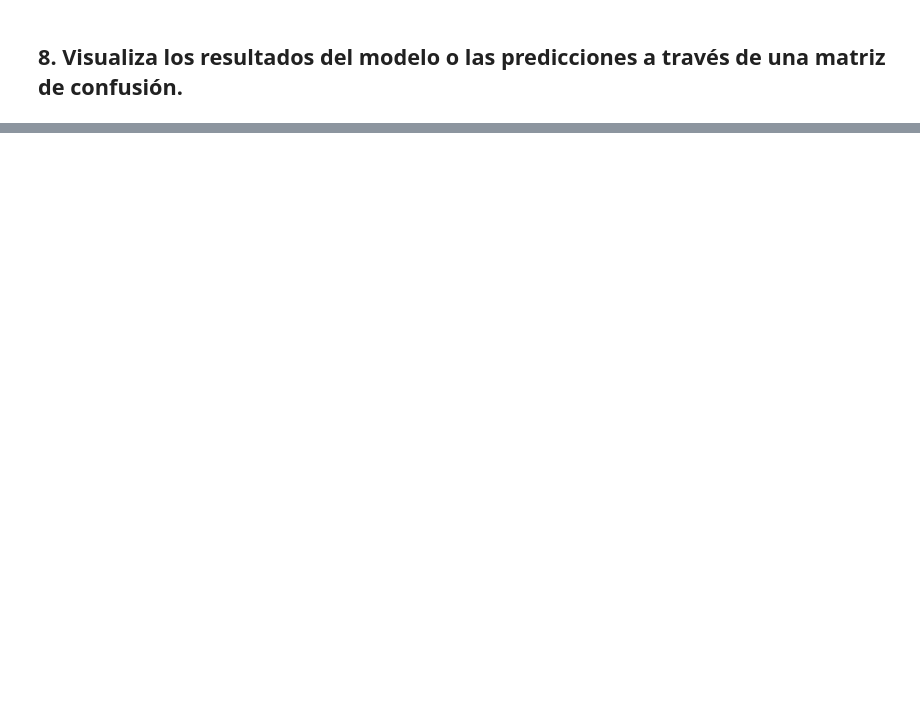
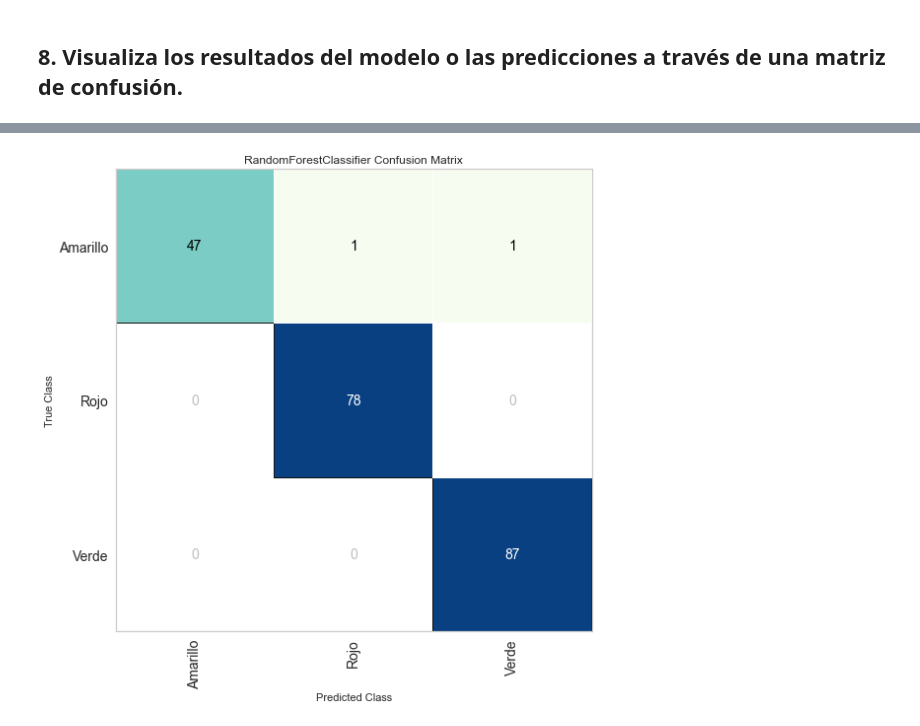
Before and after one commit to PosgradoMNA/actividades-del-projecto-equipo-61, a Jupyter notebook: Reto2/Reto2_18_Nov.ipynb, the cells around one changed output, grey strips where cells are left out. Cells and saved outputs as stored; diff of their text form; code cells hidden in the pictures; blank space fills up the shorter version.

```diff
--- a/Reto2/Reto2_18_Nov.ipynb
+++ b/Reto2/Reto2_18_Nov.ipynb
@@ -737,0 +726,10 @@ cm_rf.show()
+# %%
+plt.figure(figsize=(8, 8))
+cm_rf = ConfusionMatrix(
+    rf_model, classes=["Amarillo", "Rojo", "Verde"], fontsize=14, cmap="GnBu"
+)
+cm_rf.fit(X_train, y_train2)
+cm_rf.score(X_test, y_pipeline.fit_transform(y_test))
+cm_rf.show()
+# %% [output]
+[figure, added]
```
Also changed, not shown: parts of 34 cells of this notebook.
